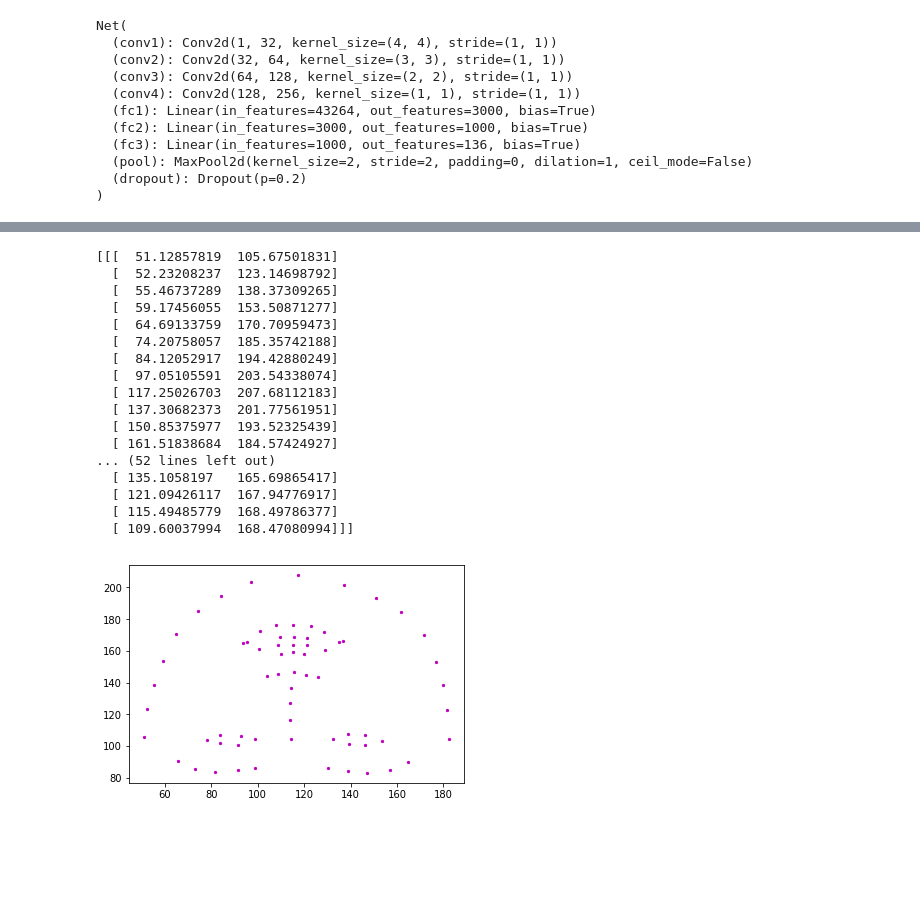
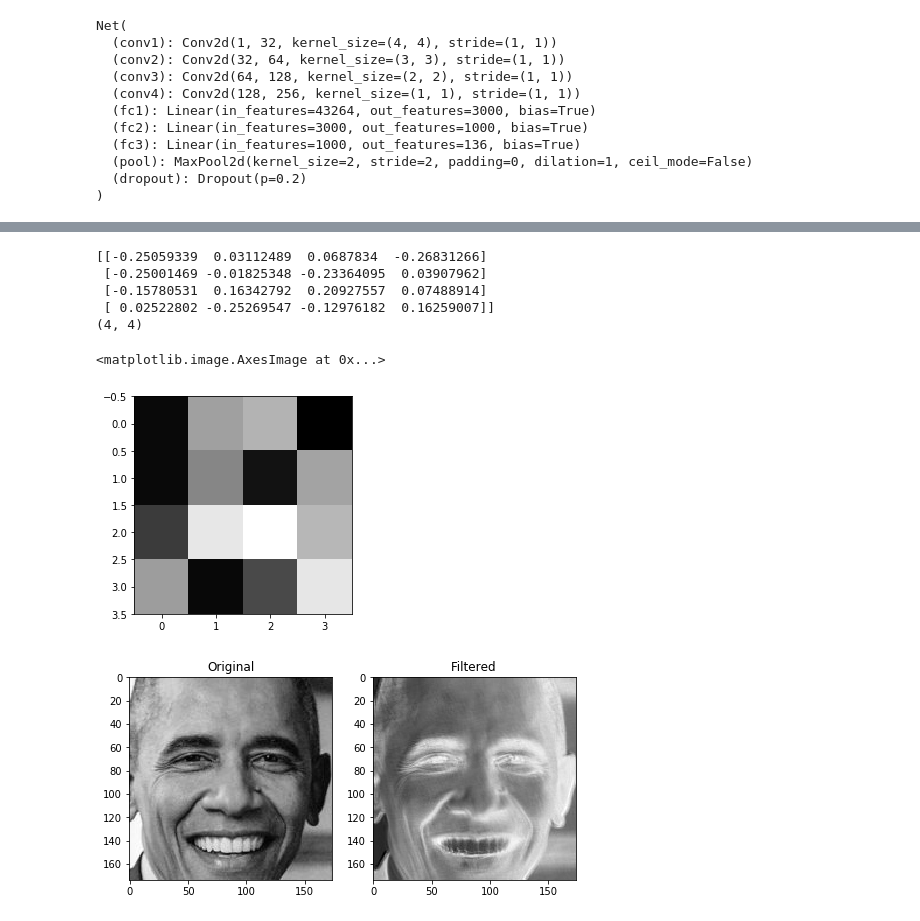
Before and after one commit to SuHamza/CVND_Exercises, a Jupyter notebook: P1_Facial Keypoints Detection/3. Facial Keypoint Detection, Complete Pipeline.ipynb, the cells around one changed output, grey strips where cells are left out. Drawn from its saved outputs; the diff is of its cells as text; code cells hidden in the pictures; blank space fills up the shorter version.

```diff
--- a/P1_Facial Keypoints Detection/3. Facial Keypoint Detection, Complete Pipeline.ipynb
+++ b/P1_Facial Keypoints Detection/3. Facial Keypoint Detection, Complete Pipeline.ipynb
@@ -211,27 +207,35 @@ torch.Size([1, 136])
 [figure]
-# %%
-### Testing ####
-kp = ((output_pts.data.numpy()) * 50) + 100
-#show_all_keypoints(image_copy, kp)
-print(kp)
-plt.scatter(kp[0][:, 0], kp[0][:, 1], s=20, marker='.', c='m')
-plt.show()
-# %% [output]
-[[[  51.12857819  105.67501831]
-  [  52.23208237  123.14698792]
-  [  55.46737289  138.37309265]
-  [  59.17456055  153.50871277]
-  [  64.69133759  170.70959473]
-  [  74.20758057  185.35742188]
-  [  84.12052917  194.42880249]
-  [  97.05105591  203.54338074]
-  [ 117.25026703  207.68112183]
-  [ 137.30682373  201.77561951]
-  [ 150.85375977  193.52325439]
-  [ 161.51838684  184.57424927]
-... (52 lines left out)
-  [ 135.1058197   165.69865417]
-  [ 121.09426117  167.94776917]
-  [ 115.49485779  168.49786377]
-  [ 109.60037994  168.47080994]]]
-[figure, removed]
+# %%
+### Testing ####
+
+weights1 = net.conv1.weight.data
+
+w = weights1.numpy()
+f_filter = w[0][0]
+
+print(f_filter)
+print(f_filter.shape)
+
+# display the filter weights
+plt.imshow(f_filter, cmap='gray')
+(x, y, w, h) = faces[0]
+img = cv2.cvtColor(image_copy[y:y+h, x:x+w], cv2.COLOR_RGB2GRAY)/255.0
+filtered = cv2.filter2D(img, -1, f_filter)
+
+f, (ax1, ax2) = plt.subplots(1, 2, figsize=(8,8))
+
+
+ax1.set_title('Original')
+ax1.imshow(np.squeeze(img), cmap='gray')
+
+ax2.set_title('Filtered')
+ax2.imshow(filtered, cmap='gray')
+# %% [output]
+[[-0.25059339  0.03112489  0.0687834  -0.26831266]
+ [-0.25001469 -0.01825348 -0.23364095  0.03907962]
+ [-0.15780531  0.16342792  0.20927557  0.07488914]
+ [ 0.02522802 -0.25269547 -0.12976182  0.16259007]]
+(4, 4)
+<matplotlib.image.AxesImage at 0x...>
+[figure, added]
+[figure, added]
```
Also changed, not shown: parts of 5 cells of this notebook, 5 other files.
